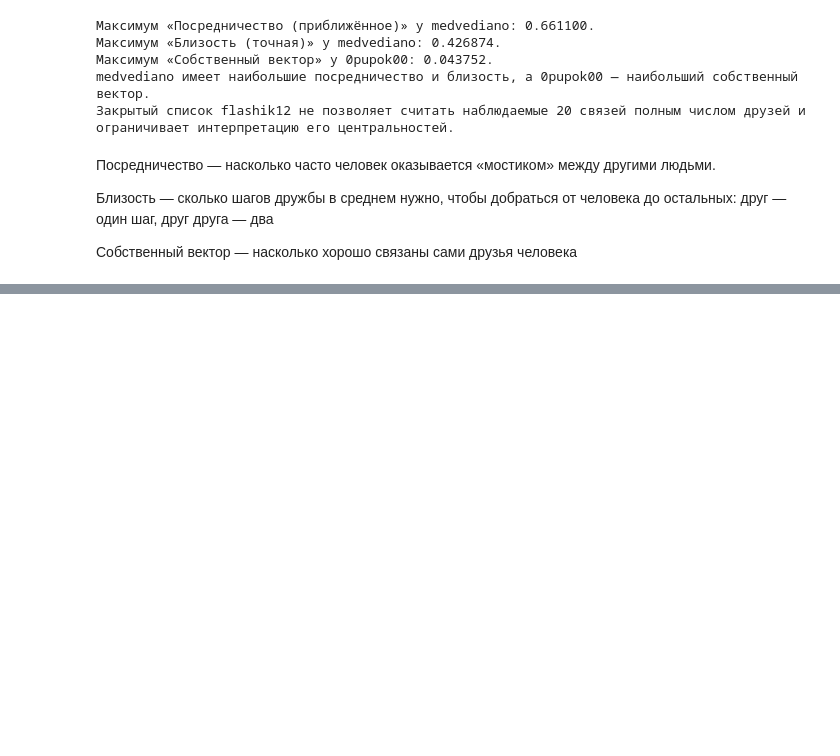
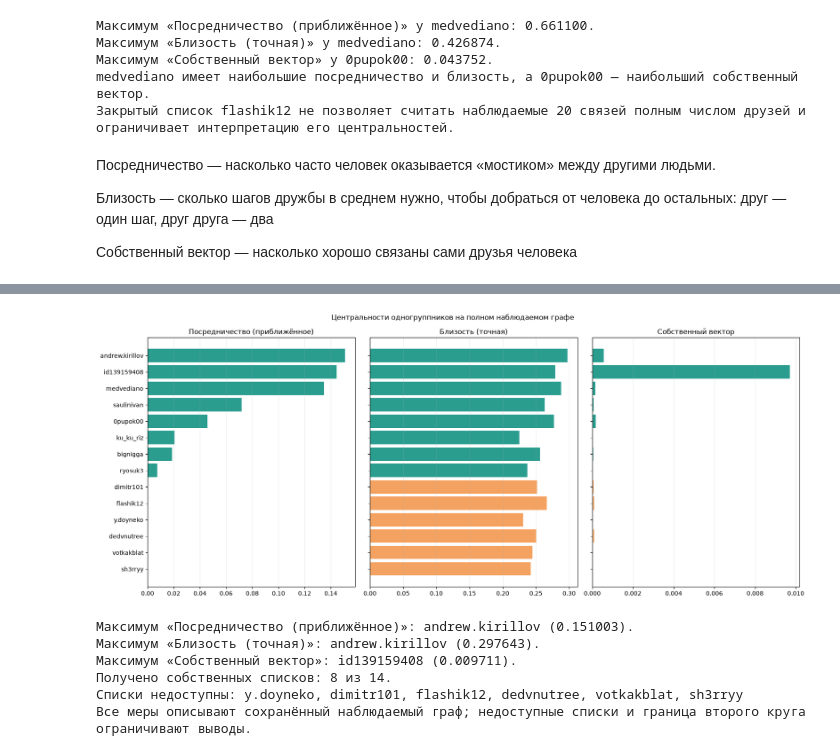
Before and after one commit to Osipovill/intelligent_systems_and_technologies, a Jupyter notebook: practice_2/practice2.ipynb, the cells around one changed output, grey strips where cells are left out. Cells and saved outputs as stored; diff of their text form; code cells hidden in the pictures; blank space fills up the shorter version.

```diff
--- a/practice_2/practice2.ipynb
+++ b/practice_2/practice2.ipynb
@@ -780,0 +1015,32 @@ medvediano имеет наибольшие посредничество и бл
+# %%
+fig, axes = plt.subplots(1, 3, figsize=(17, 7), sharey=True)
+ordered = full_results.sort_values(['betweenness_approximate', 'user_id'], ascending=[True, True])
+for axis, (column, title) in zip(axes, full_metric_labels.items()):
+    axis.barh(
+        ordered['participant'], ordered[column],
+        color=[full_colors[uid] for uid in ordered['user_id']],
+    )
+    axis.set_title(title)
+    axis.grid(axis='x', alpha=0.25)
+fig.suptitle('Центральности одногруппников на полном наблюдаемом графе')
+fig.tight_layout()
+fig.savefig(FULL_DATA_DIR / 'centralities.png', dpi=150, bbox_inches='tight')
+plt.show()
+
+for column, label in full_metric_labels.items():
+    maximum = full_results[column].max()
+    leaders = full_results.loc[full_results[column].eq(maximum), 'participant'].tolist()
+    print(f'Максимум «{label}»: {", ".join(leaders)} ({maximum:.6f}).')
+unavailable = full_members.loc[full_members['friends_status'].ne('loaded'), 'screen_name'].tolist()
+print(f'Получено собственных списков: {len(full_members) - len(unavailable)} из {len(full_members)}.')
+if unavailable:
+    print('Списки недоступны:', ', '.join(unavailable))
+print('Все меры описывают сохранённый наблюдаемый граф; недоступные списки и граница второго круга ограничивают выводы.')
+# %% [output]
+[figure, added]
+Максимум «Посредничество (приближённое)»: andrew.kirillov (0.151003).
+Максимум «Близость (точная)»: andrew.kirillov (0.297643).
+Максимум «Собственный вектор»: id139159408 (0.009711).
+Получено собственных списков: 8 из 14.
+Списки недоступны: y.doyneko, dimitr101, flashik12, dedvnutree, votkakblat, sh3rryy
+Все меры описывают сохранённый наблюдаемый граф; недоступные списки и граница второго круга ограничивают выводы.
```
Also changed, not shown: parts of 18 cells of this notebook, 12 other files.
